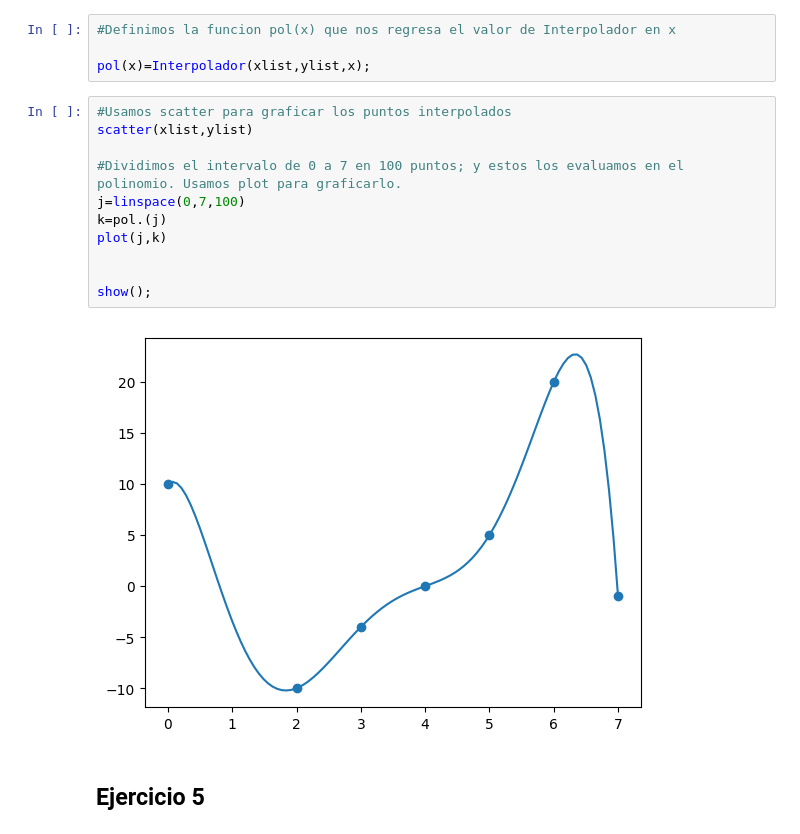
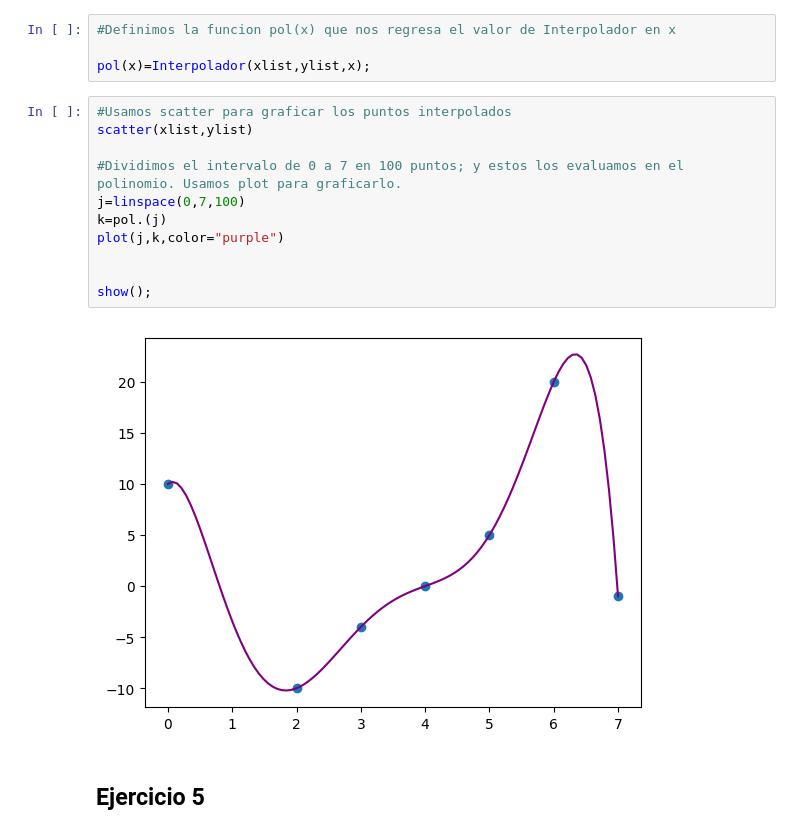
Before and after one commit to alexzpi/Fisica_Computacional_Perez_Fernandez, a Jupyter notebook: Tarea_7.ipynb, the cells around one changed output. Cells and saved outputs as stored; diff of their text form.

```diff
--- a/Tarea_7.ipynb
+++ b/Tarea_7.ipynb
@@ -200,16 +207,16 @@ pol(x)=Interpolador(xlist,ylist,x);
 # %%
 #Usamos scatter para graficar los puntos interpolados
 scatter(xlist,ylist)
 
 #Dividimos el intervalo de 0 a 7 en 100 puntos; y estos los evaluamos en el polinomio. Usamos plot para graficarlo.
 j=linspace(0,7,100)
 k=pol.(j)
-plot(j,k)
+plot(j,k,color="purple")
 
 
 show();
 # %% [output]
-[figure, old version]
+[figure, new version]
 # %% [markdown]
 ## Ejercicio 5
 # %%
```
Also changed, not shown: parts of 18 cells of this notebook.
